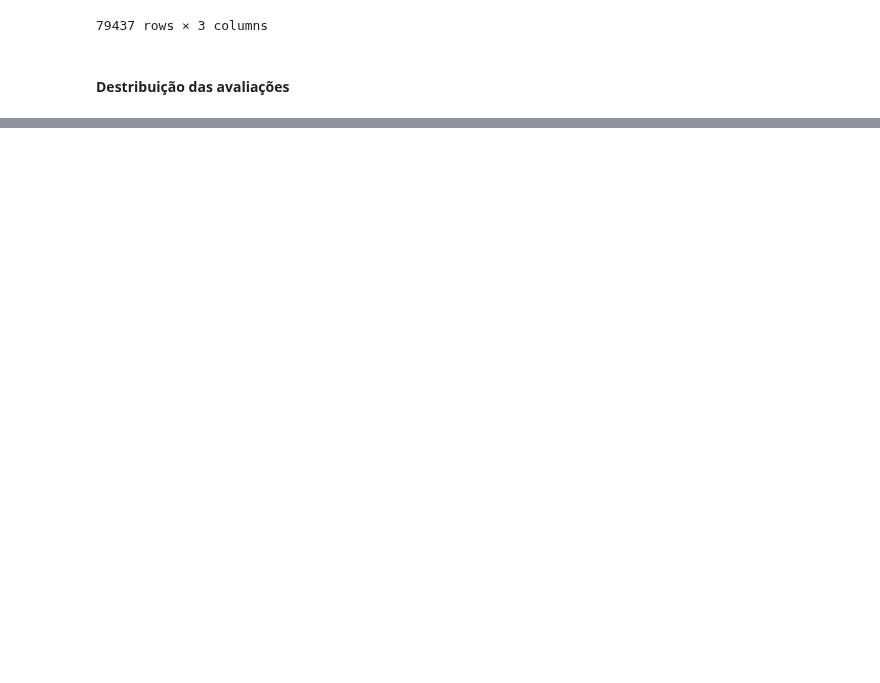
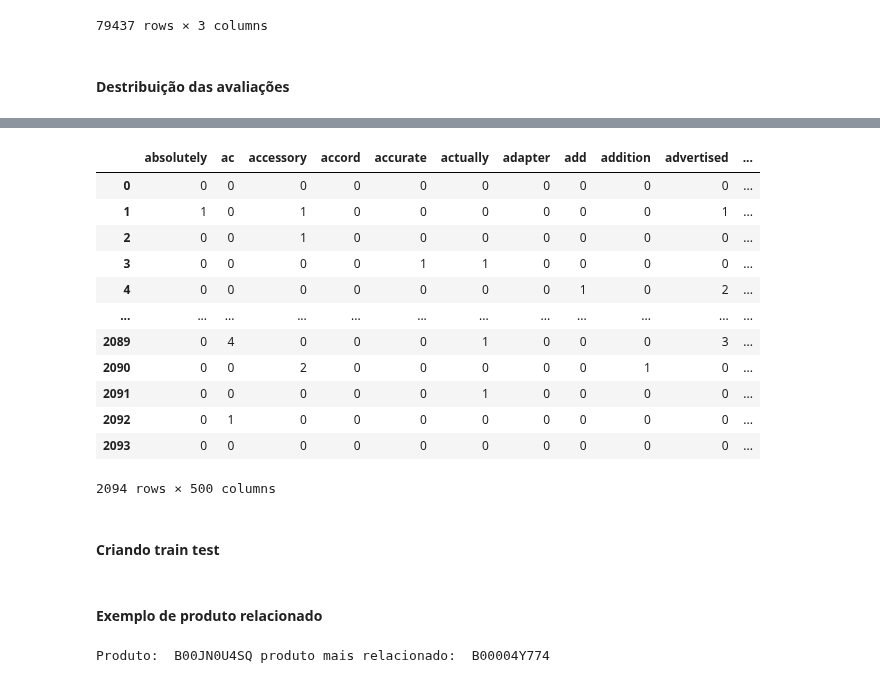
Before and after one commit to Levis33/inf1038-machine-learning, a Jupyter notebook: Trabalho 2/recommendation.ipynb, the cells around one changed output, grey strips where cells are left out. Cells and saved outputs as stored; diff of their text form; code cells hidden in the pictures; blank space fills up the shorter version.

```diff
--- a/Trabalho 2/recommendation.ipynb
+++ b/Trabalho 2/recommendation.ipynb
@@ -146,0 +299,6 @@ plt.show()
+# %%
+dfProductReview = reviews.groupby("asin", as_index=False).mean()
+ProductReviewSummary = dfNew.groupby("asin")["summary"].apply(list)
+ProductReviewSummary = pd.DataFrame(ProductReviewSummary)
+
+ProductReviewSummary
@@ -146,0 +320,4 @@ plt.show()
+# %%
+dfProductReview = pd.merge(ProductReviewSummary, dfProductReview, on="asin", how='inner')
+
+dfProductReview
@@ -146,0 +340,17 @@ plt.show()
+# %%
+import re
+def cleanReviews(reviewList):
+    reviewsText = ''
+    for review in reviewList:
+        if not type(review) == str:
+            continue
+        r= re.sub(r'[^a-zA-Z ]', '', review)
+        r = r.lower()
+        reviewsText += r + ' '
+    return reviewsText[:len(reviewsText)-1]
+# %%
+dfProductReview["summaryAll"] = dfProductReview["summary"].apply(cleanReviews)
+dfProductReview = dfProductReview.drop_duplicates(['overall'], keep='last')
+dfProductReview = dfProductReview.reset_index()
+
+dfProductReview
@@ -146,0 +371,28 @@ plt.show()
+# %%
+from sklearn.feature_extraction.text import CountVectorizer, TfidfTransformer
+from pandas import DataFrame
+
+allReviews = dfProductReview["summaryAll"]
+# utilizando countVector do sklearn para transformar as palavras em vetores, selecionando apenas as 500 palavras mais frequentes
+countVector = CountVectorizer(max_features = 500, stop_words='english')
+transformedReviews = countVector.fit_transform(allReviews)
+dfReviews = DataFrame(transformedReviews.A, columns=countVector.get_feature_names_out())
+dfReviews = dfReviews.astype(int)
+
+dfReviews
+# %% [output]
+|  | absolutely | ac | accessory | accord | accurate | actually | adapter | add | addition | advertised | ... |
+| 0 | 0 | 0 | 0 | 0 | 0 | 0 | 0 | 0 | 0 | 0 | ... |
+| 1 | 1 | 0 | 1 | 0 | 0 | 0 | 0 | 0 | 0 | 1 | ... |
+| 2 | 0 | 0 | 1 | 0 | 0 | 0 | 0 | 0 | 0 | 0 | ... |
+| 3 | 0 | 0 | 0 | 0 | 1 | 1 | 0 | 0 | 0 | 0 | ... |
+| 4 | 0 | 0 | 0 | 0 | 0 | 0 | 0 | 1 | 0 | 2 | ... |
+| ... | ... | ... | ... | ... | ... | ... | ... | ... | ... | ... | ... |
+| 2089 | 0 | 4 | 0 | 0 | 0 | 1 | 0 | 0 | 0 | 3 | ... |
+| 2090 | 0 | 0 | 2 | 0 | 0 | 0 | 0 | 0 | 1 | 0 | ... |
+| 2091 | 0 | 0 | 0 | 0 | 0 | 1 | 0 | 0 | 0 | 0 | ... |
+| 2092 | 0 | 1 | 0 | 0 | 0 | 0 | 0 | 0 | 0 | 0 | ... |
+| 2093 | 0 | 0 | 0 | 0 | 0 | 0 | 0 | 0 | 0 | 0 | ... |
+2094 rows × 500 columns
+# %% [markdown]
+#### Criando train test
@@ -146,0 +413,10 @@ plt.show()
+# %% [markdown]
+#### Exemplo de produto relacionado
+# %%
+vizinhos = neighbor.kneighbors([train_data[0]])
+relacionados = vizinhos[1]
+prim = relacionados[0][0]
+
+print("Produto: ", dfProductReview["asin"][train_data.shape[0] + 0], "produto mais relacionado: ",dfProductReview["asin"][prim])
+# %% [output]
+Produto:  B00JN0U4SQ produto mais relacionado:  B00004Y774
```
Also changed, not shown: parts of 41 cells of this notebook.
